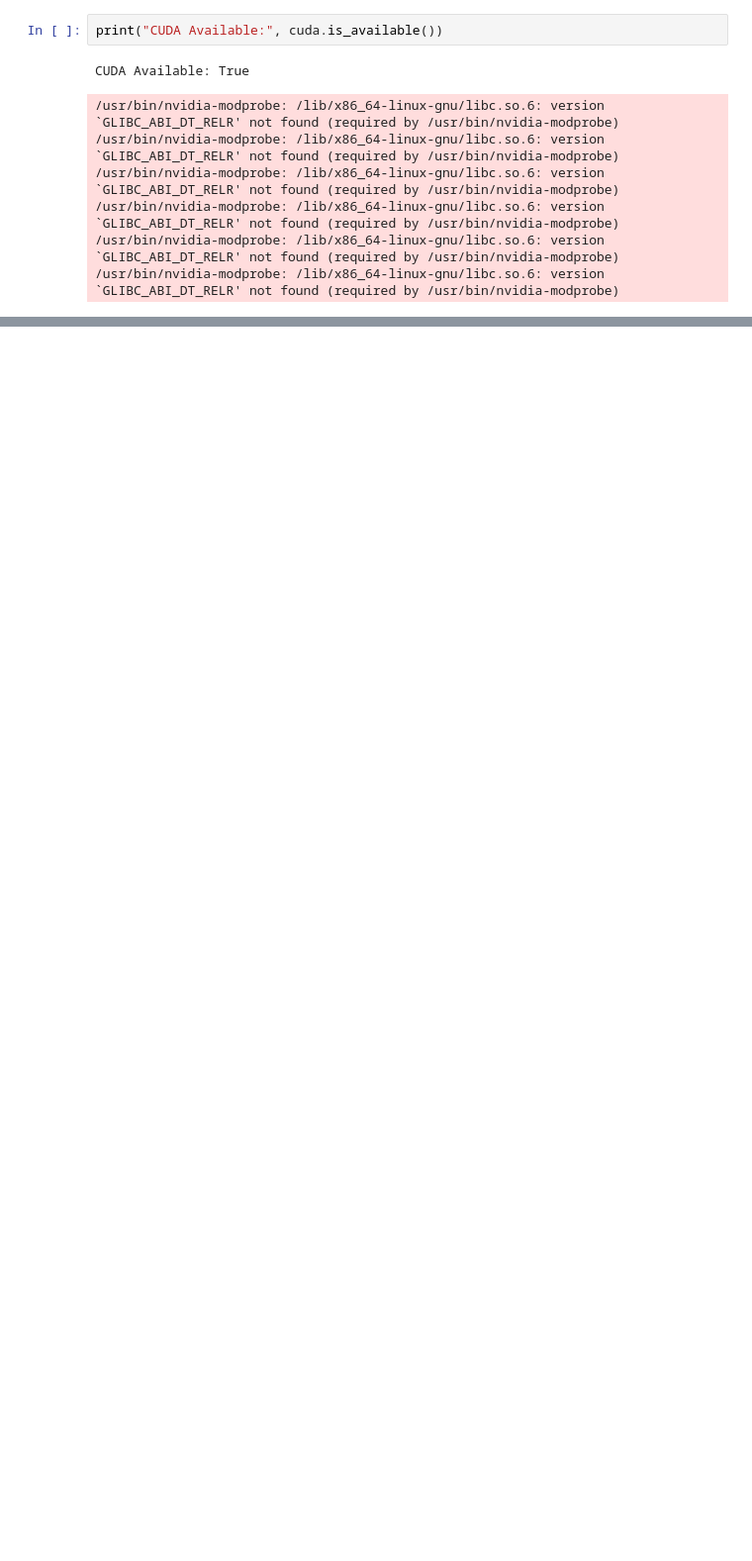
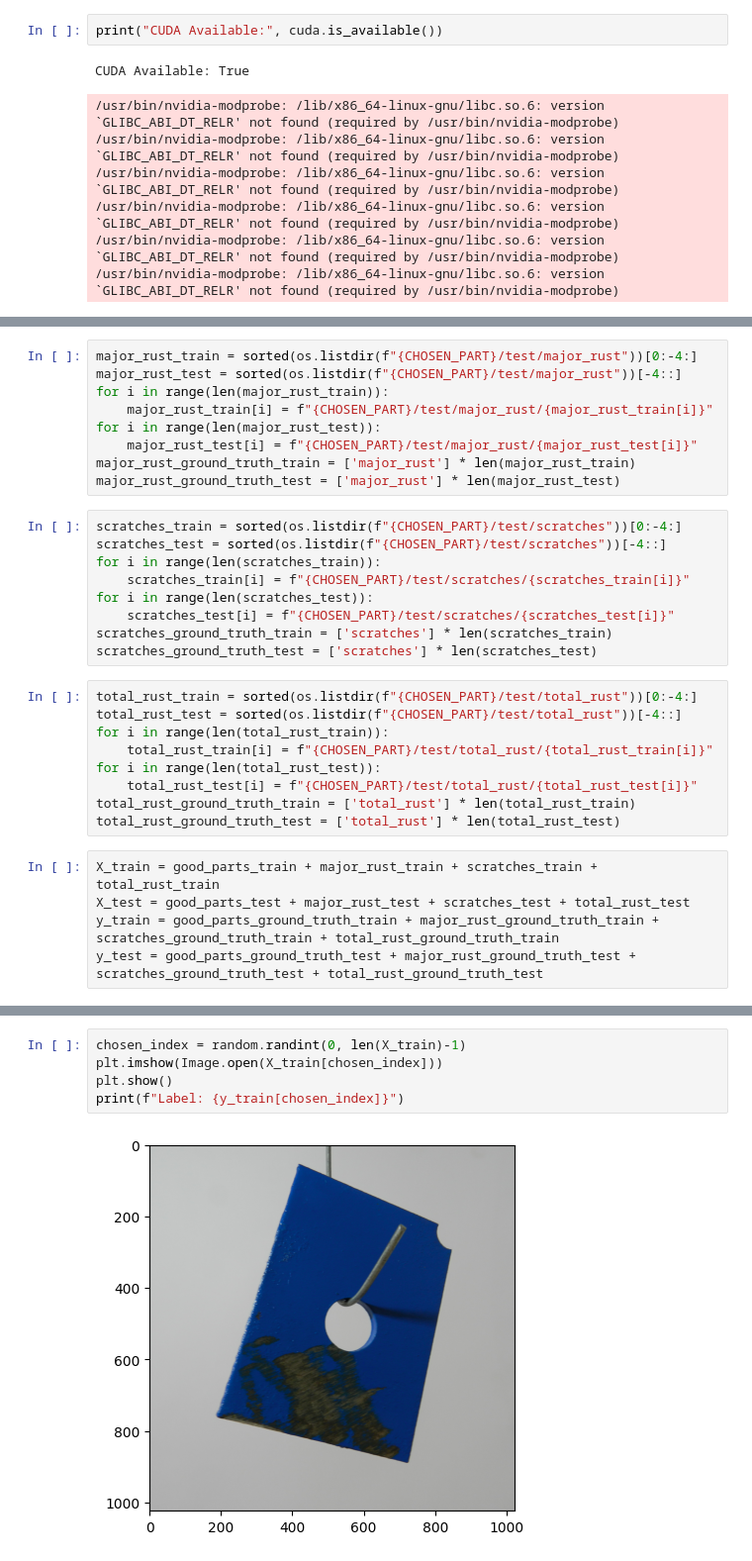
Before and after one commit to NTPRuntime/Tristar_Takehome_Assessment, a Jupyter notebook: classifier.ipynb, the cells around one changed output, grey strips where cells are left out. Shown at 99% size. Saved outputs shown, nothing was run; the diff lists cells and outputs as text; blank space fills up the shorter version.

```diff
--- a/classifier.ipynb
+++ b/classifier.ipynb
@@ -13,0 +37,32 @@ CUDA Available: True
+# %%
+major_rust_train = sorted(os.listdir(f"{CHOSEN_PART}/test/major_rust"))[0:-4:]
+major_rust_test = sorted(os.listdir(f"{CHOSEN_PART}/test/major_rust"))[-4::]
+for i in range(len(major_rust_train)):
+    major_rust_train[i] = f"{CHOSEN_PART}/test/major_rust/{major_rust_train[i]}"
+for i in range(len(major_rust_test)):
+    major_rust_test[i] = f"{CHOSEN_PART}/test/major_rust/{major_rust_test[i]}"
+major_rust_ground_truth_train = ['major_rust'] * len(major_rust_train)
+major_rust_ground_truth_test = ['major_rust'] * len(major_rust_test)
+# %%
+scratches_train = sorted(os.listdir(f"{CHOSEN_PART}/test/scratches"))[0:-4:]
+scratches_test = sorted(os.listdir(f"{CHOSEN_PART}/test/scratches"))[-4::]
+for i in range(len(scratches_train)):
+    scratches_train[i] = f"{CHOSEN_PART}/test/scratches/{scratches_train[i]}"
+for i in range(len(scratches_test)):
+    scratches_test[i] = f"{CHOSEN_PART}/test/scratches/{scratches_test[i]}"
+scratches_ground_truth_train = ['scratches'] * len(scratches_train)
+scratches_ground_truth_test = ['scratches'] * len(scratches_test)
+# %%
+total_rust_train = sorted(os.listdir(f"{CHOSEN_PART}/test/total_rust"))[0:-4:]
+total_rust_test = sorted(os.listdir(f"{CHOSEN_PART}/test/total_rust"))[-4::]
+for i in range(len(total_rust_train)):
+    total_rust_train[i] = f"{CHOSEN_PART}/test/total_rust/{total_rust_train[i]}"
+for i in range(len(total_rust_test)):
+    total_rust_test[i] = f"{CHOSEN_PART}/test/total_rust/{total_rust_test[i]}"
+total_rust_ground_truth_train = ['total_rust'] * len(total_rust_train)
+total_rust_ground_truth_test = ['total_rust'] * len(total_rust_test)
+# %%
+X_train = good_parts_train + major_rust_train + scratches_train + total_rust_train
+X_test = good_parts_test + major_rust_test + scratches_test + total_rust_test
+y_train = good_parts_ground_truth_train + major_rust_ground_truth_train + scratches_ground_truth_train + total_rust_ground_truth_train
+y_test = good_parts_ground_truth_test + major_rust_ground_truth_test + scratches_ground_truth_test + total_rust_ground_truth_test
@@ -13,0 +105,7 @@ CUDA Available: True
+# %%
+chosen_index = random.randint(0, len(X_train)-1)
+plt.imshow(Image.open(X_train[chosen_index]))
+plt.show()
+print(f"Label: {y_train[chosen_index]}")
+# %% [output]
+[figure, added]
```
Also changed, not shown: parts of 21 cells of this notebook, 2 other files.
